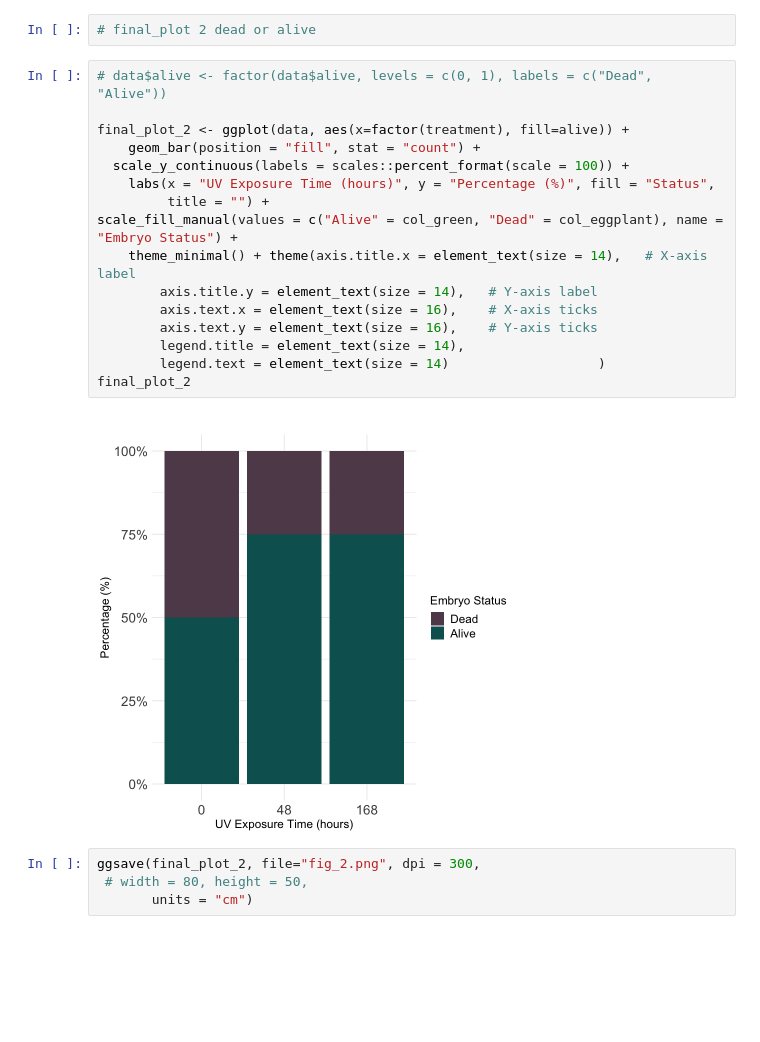
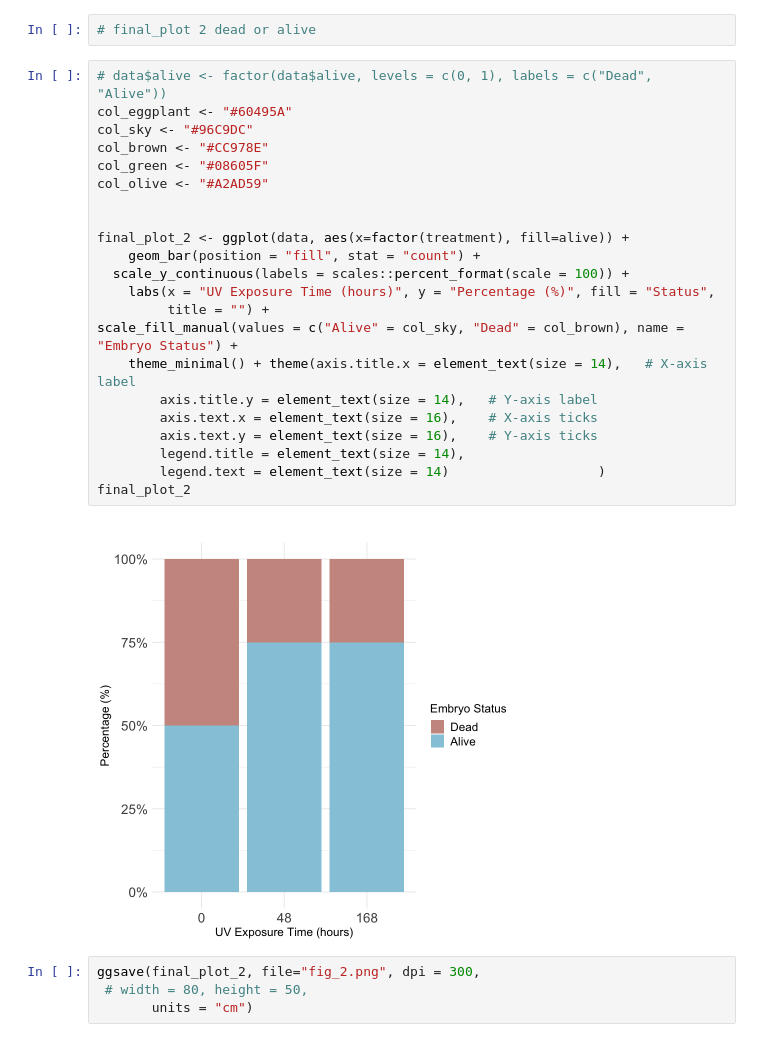
Before and after one commit to redradman/BIOL331_hypothesis_testing, a Jupyter notebook: Analysis.ipynb, the cells around one changed output. Saved outputs shown, nothing was run; the diff lists cells and outputs as text; blank space fills up the shorter version.

```diff
--- a/Analysis.ipynb
+++ b/Analysis.ipynb
@@ -1237,22 +1253,28 @@ colnames(data)
 # final_plot 2 dead or alive
 # %%
 # data$alive <- factor(data$alive, levels = c(0, 1), labels = c("Dead", "Alive"))
+col_eggplant <- "#60495A"
+col_sky <- "#96C9DC"
+col_brown <- "#CC978E"
+col_green <- "#08605F"
+col_olive <- "#A2AD59"
+
 
 final_plot_2 <- ggplot(data, aes(x=factor(treatment), fill=alive)) +
     geom_bar(position = "fill", stat = "count") +
   scale_y_continuous(labels = scales::percent_format(scale = 100)) +
     labs(x = "UV Exposure Time (hours)", y = "Percentage (%)", fill = "Status",
          title = "") +
-scale_fill_manual(values = c("Alive" = col_green, "Dead" = col_eggplant), name = "Embryo Status") +
+scale_fill_manual(values = c("Alive" = col_sky, "Dead" = col_brown), name = "Embryo Status") +
     theme_minimal() + theme(axis.title.x = element_text(size = 14),   # X-axis label
         axis.title.y = element_text(size = 14),   # Y-axis label
         axis.text.x = element_text(size = 16),    # X-axis ticks
         axis.text.y = element_text(size = 16),    # Y-axis ticks
         legend.title = element_text(size = 14),
         legend.text = element_text(size = 14)                   )
 final_plot_2
 # %% [output]
-[figure, old version]
+[figure, new version]
 # %%
 ggsave(final_plot_2, file="fig_2.png", dpi = 300,
  # width = 80, height = 50,
```
Also changed, not shown: parts of 1 cell of this notebook.
